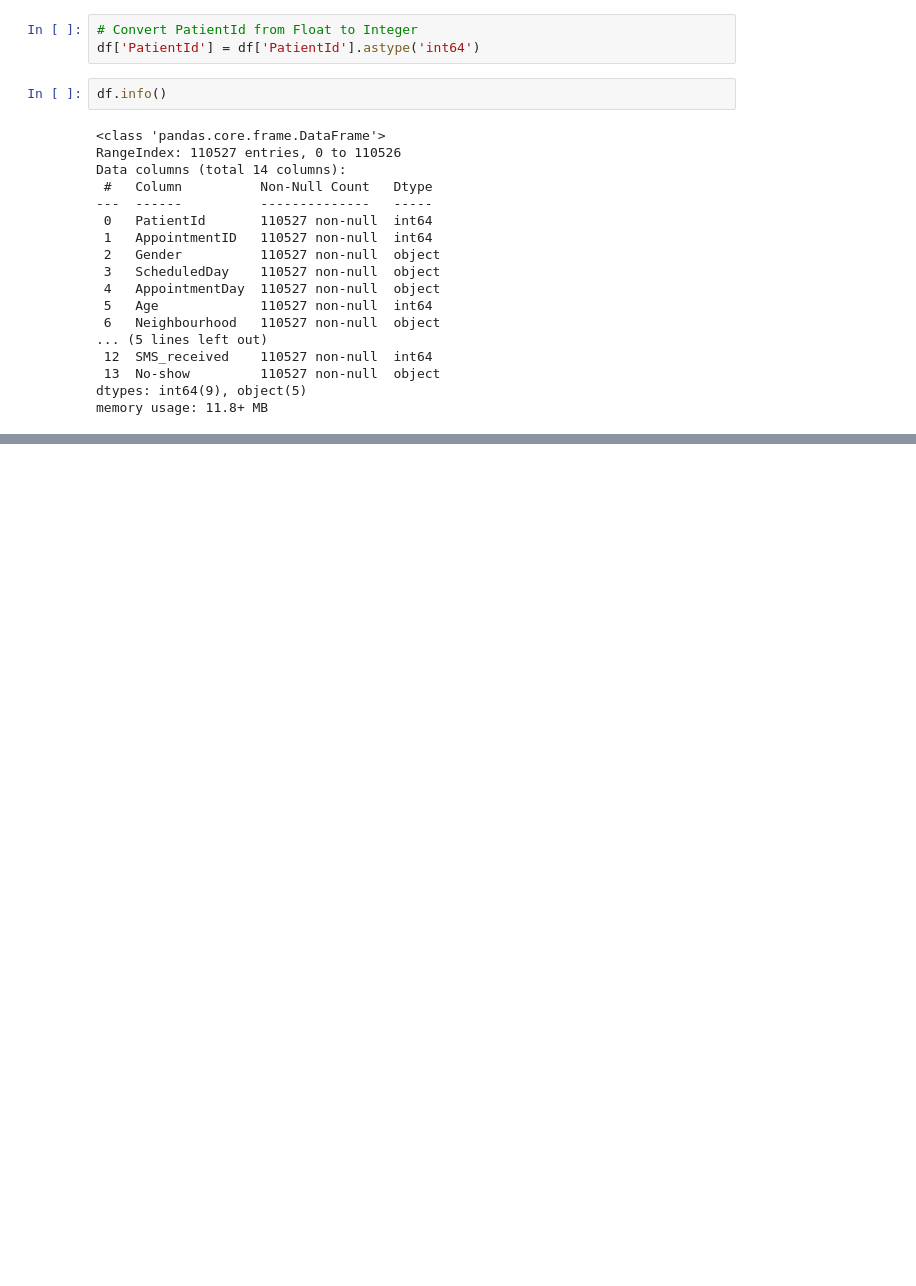
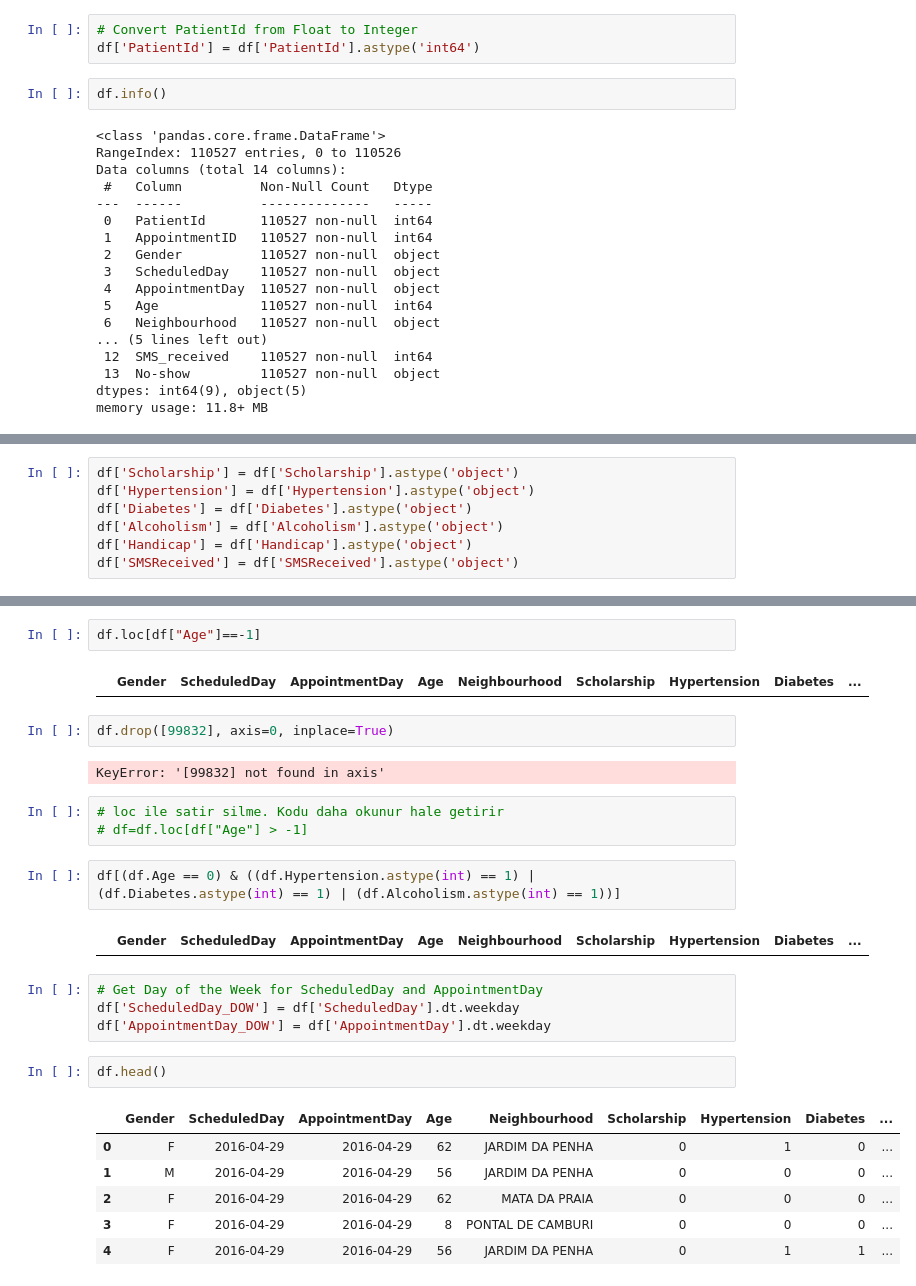
Before and after one commit to bayraktarengin/eurotech, a Jupyter notebook: kaggle/Noshow.ipynb, the cells around one changed output, grey strips where cells are left out. Cells and saved outputs as stored; diff of their text form; blank space fills up the shorter version.

```diff
--- a/kaggle/Noshow.ipynb
+++ b/kaggle/Noshow.ipynb
@@ -64,0 +88,7 @@ memory usage: 11.8+ MB
+# %%
+df['Scholarship'] = df['Scholarship'].astype('object')
+df['Hypertension'] = df['Hypertension'].astype('object')
+df['Diabetes'] = df['Diabetes'].astype('object')
+df['Alcoholism'] = df['Alcoholism'].astype('object')
+df['Handicap'] = df['Handicap'].astype('object')
+df['SMSReceived'] = df['SMSReceived'].astype('object')
@@ -64,0 +141,28 @@ memory usage: 11.8+ MB
+# %%
+df.loc[df["Age"]==-1]
+# %% [output]
+|  | Gender | ScheduledDay | AppointmentDay | Age | Neighbourhood | Scholarship | Hypertension | Diabetes | ... |
+# %%
+df.drop([99832], axis=0, inplace=True)
+# %% [output]
+KeyError: '[99832] not found in axis'
+# %%
+# loc ile satir silme. Kodu daha okunur hale getirir
+# df=df.loc[df["Age"] > -1]
+# %%
+df[(df.Age == 0) & ((df.Hypertension.astype(int) == 1) | (df.Diabetes.astype(int) == 1) | (df.Alcoholism.astype(int) == 1))]
+# %% [output]
+|  | Gender | ScheduledDay | AppointmentDay | Age | Neighbourhood | Scholarship | Hypertension | Diabetes | ... |
+# %%
+# Get Day of the Week for ScheduledDay and AppointmentDay
+df['ScheduledDay_DOW'] = df['ScheduledDay'].dt.weekday
+df['AppointmentDay_DOW'] = df['AppointmentDay'].dt.weekday
+# %%
+df.head()
+# %% [output]
+|  | Gender | ScheduledDay | AppointmentDay | Age | Neighbourhood | Scholarship | Hypertension | Diabetes | ... |
+| 0 | F | 2016-04-29 | 2016-04-29 | 62 | JARDIM DA PENHA | 0 | 1 | 0 | ... |
+| 1 | M | 2016-04-29 | 2016-04-29 | 56 | JARDIM DA PENHA | 0 | 0 | 0 | ... |
+| 2 | F | 2016-04-29 | 2016-04-29 | 62 | MATA DA PRAIA | 0 | 0 | 0 | ... |
+| 3 | F | 2016-04-29 | 2016-04-29 | 8 | PONTAL DE CAMBURI | 0 | 0 | 0 | ... |
+| 4 | F | 2016-04-29 | 2016-04-29 | 56 | JARDIM DA PENHA | 0 | 1 | 1 | ... |
```
Also changed, not shown: parts of 9 cells of this notebook, 1 other file.
